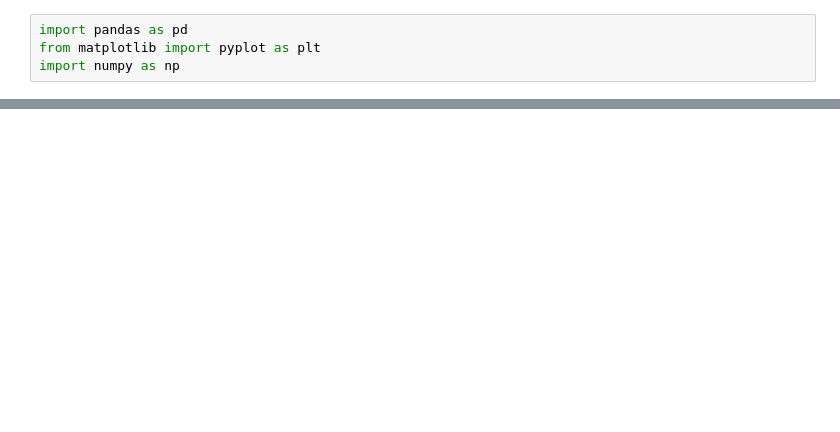
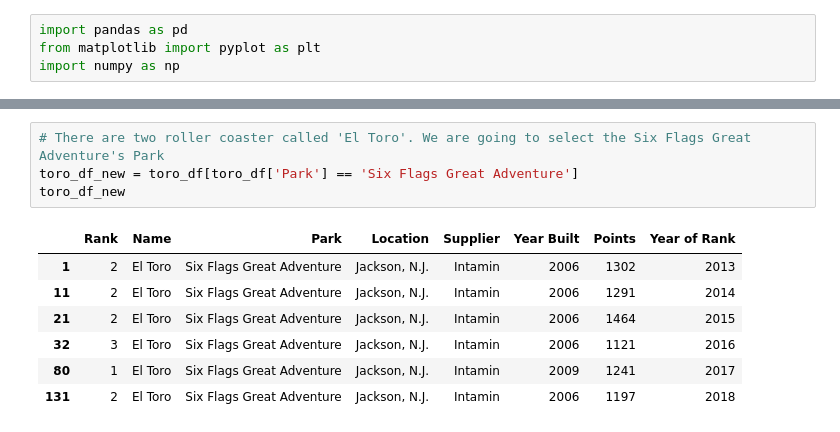
Before and after one commit to javierunix/codeacademy_datascience_path, a Jupyter notebook: RollerCoaster/main.ipynb, the cells around one changed output, grey strips where cells are left out. Cells and saved outputs as stored; diff of their text form; blank space fills up the shorter version.

```diff
--- a/RollerCoaster/main.ipynb
+++ b/RollerCoaster/main.ipynb
@@ -71,0 +75,12 @@ name_ranking(coaster_ranking_steel, 'Intimidator')
+# %%
+# There are two roller coaster called 'El Toro'. We are going to select the Six Flags Great Adventure's Park
+toro_df_new = toro_df[toro_df['Park'] == 'Six Flags Great Adventure']
+toro_df_new
+# %% [output]
+|  | Rank | Name | Park | Location | Supplier | Year Built | Points | Year of Rank |
+| 1 | 2 | El Toro | Six Flags Great Adventure | Jackson, N.J. | Intamin | 2006 | 1302 | 2013 |
+| 11 | 2 | El Toro | Six Flags Great Adventure | Jackson, N.J. | Intamin | 2006 | 1291 | 2014 |
+| 21 | 2 | El Toro | Six Flags Great Adventure | Jackson, N.J. | Intamin | 2006 | 1464 | 2015 |
+| 32 | 3 | El Toro | Six Flags Great Adventure | Jackson, N.J. | Intamin | 2006 | 1121 | 2016 |
+| 80 | 1 | El Toro | Six Flags Great Adventure | Jackson, N.J. | Intamin | 2009 | 1241 | 2017 |
+| 131 | 2 | El Toro | Six Flags Great Adventure | Jackson, N.J. | Intamin | 2006 | 1197 | 2018 |
```
Also changed, not shown: parts of 7 cells of this notebook.
